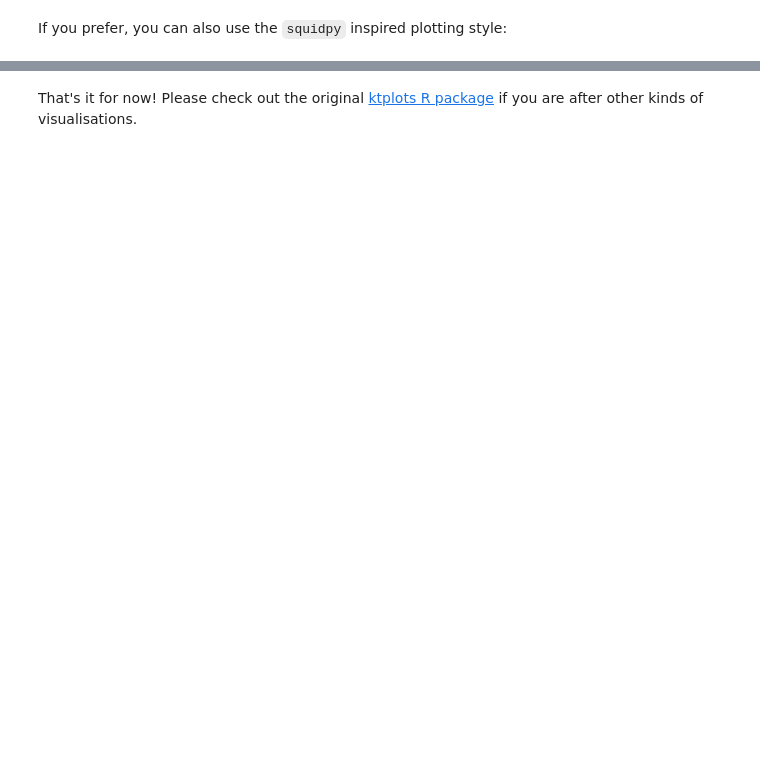
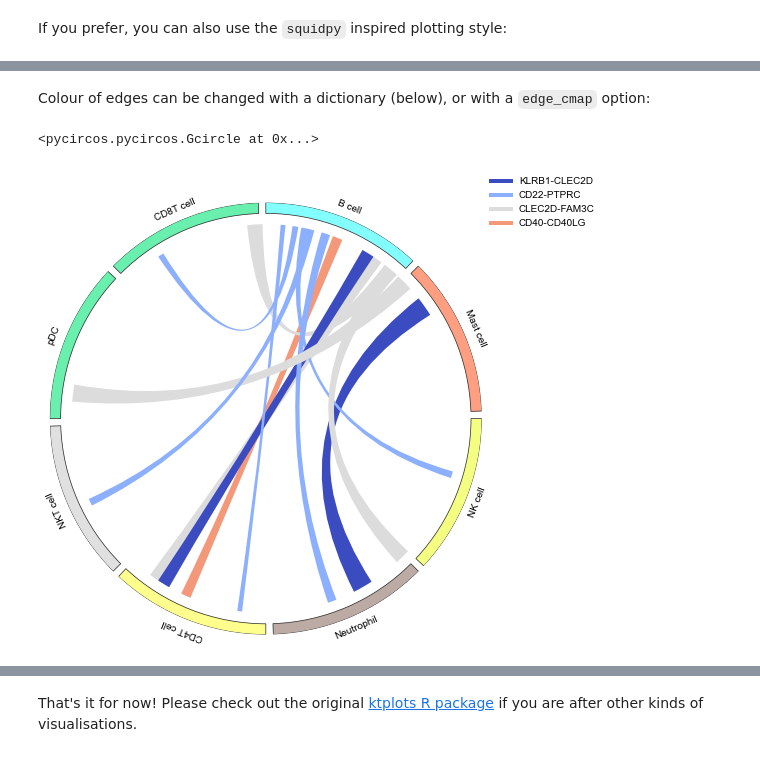
Before and after one commit to zktuong/ktplotspy, a Jupyter notebook: docs/notebooks/tutorial.ipynb, the cells around one changed output, grey strips where cells are left out. Saved outputs shown, nothing was run; the diff lists cells and outputs as text; code cells hidden in the pictures; blank space fills up the shorter version.

```diff
--- a/docs/notebooks/tutorial.ipynb
+++ b/docs/notebooks/tutorial.ipynb
@@ -158,0 +131,18 @@ kpy.plot_cpdb(
+# %% [markdown]
+Colour of edges can be changed with a dictionary (below), or with a `edge_cmap` option:
+# %%
+kpy.plot_cpdb_chord(
+        adata=adata,
+        cell_type1="B cell",
+        cell_type2=".",
+        means=means,
+        pvals=pvals,
+        deconvoluted=decon,
+        celltype_key="celltype",
+        genes=["PTPRC", "CD40", "CLEC2D"],
+        edge_cmap=plt.cm.coolwarm,
+        figsize=(6,6)
+    )
+# %% [output]
+<pycircos.pycircos.Gcircle at 0x...>
+[figure, added]
```
Also changed, not shown: parts of 19 cells of this notebook, 10 other files.
